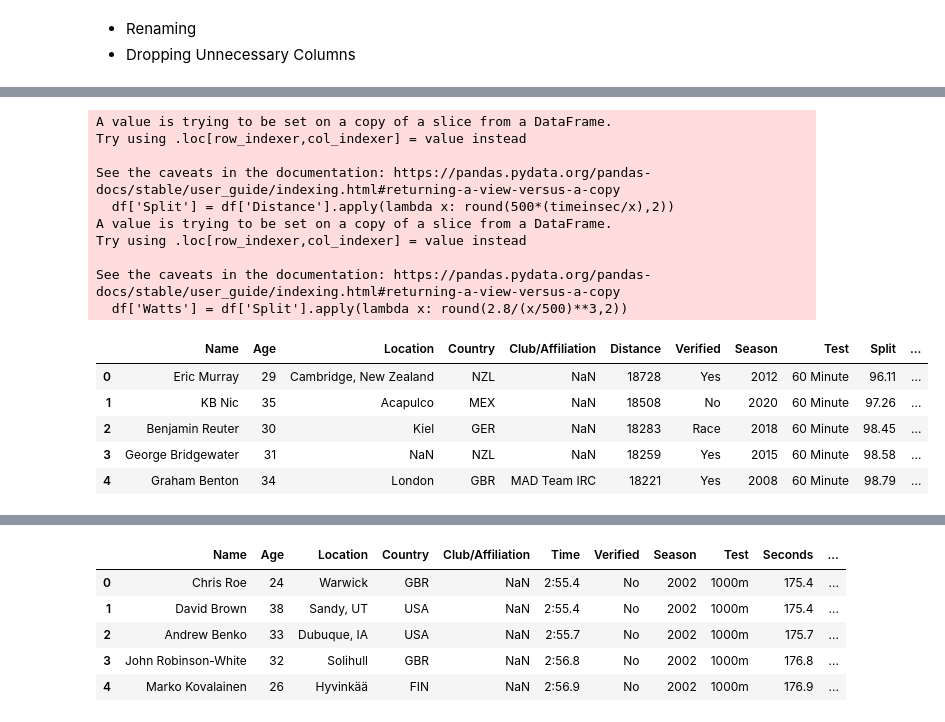
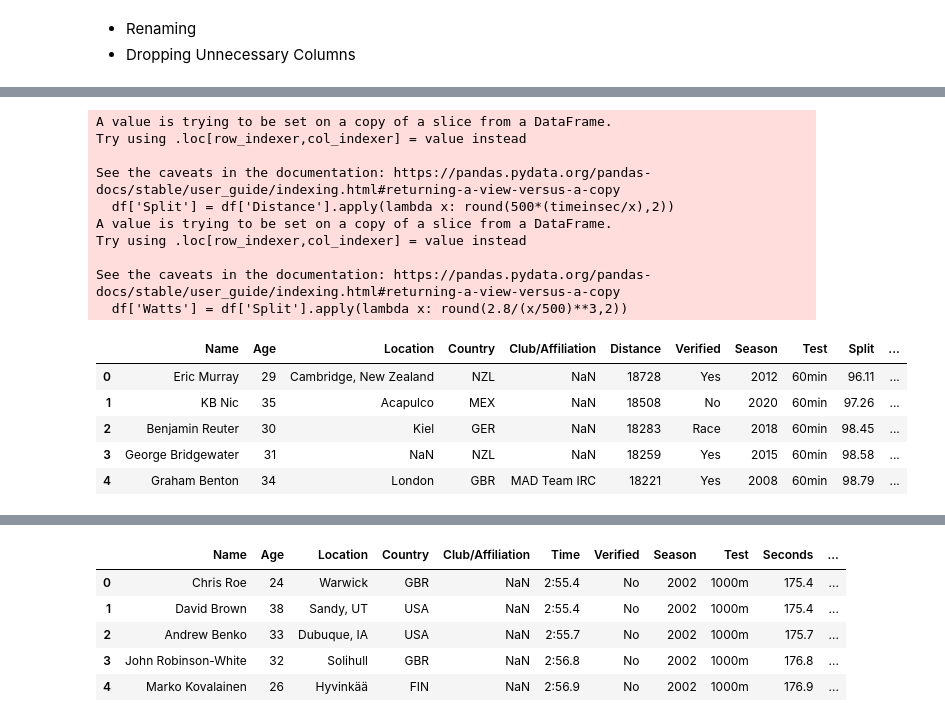
Before and after one commit to JohnShuford/FITDAT, a Jupyter notebook: Notebooks/Performance_Analysis.ipynb, the cells around one changed output, grey strips where cells are left out. Saved outputs shown, nothing was run; the diff lists cells and outputs as text; code cells hidden in the pictures.

```diff
--- a/Notebooks/Performance_Analysis.ipynb
+++ b/Notebooks/Performance_Analysis.ipynb
@@ -117,23 +117,23 @@ See the caveats in the documentation: https://pandas.pydata.org/pandas-docs/stab
 # %%
-sixtymin_clean = clean_forDistance(sixtymin_df, 3600, '60 Minute')
+sixtymin_clean = clean_forDistance(sixtymin_df, 3600, '60min')
 sixtymin_clean.head()
 # %% [output]
 A value is trying to be set on a copy of a slice from a DataFrame.
 Try using .loc[row_indexer,col_indexer] = value instead
 
 See the caveats in the documentation: https://pandas.pydata.org/pandas-docs/stable/user_guide/indexing.html#returning-a-view-versus-a-copy
   df['Split'] = df['Distance'].apply(lambda x: round(500*(timeinsec/x),2))
 A value is trying to be set on a copy of a slice from a DataFrame.
 Try using .loc[row_indexer,col_indexer] = value instead
 
 See the caveats in the documentation: https://pandas.pydata.org/pandas-docs/stable/user_guide/indexing.html#returning-a-view-versus-a-copy
   df['Watts'] = df['Split'].apply(lambda x: round(2.8/(x/500)**3,2))
 |  | Name | Age | Location | Country | Club/Affiliation | Distance | Verified | Season | Test | Split | ... |
-| 0 | Eric Murray | 29 | Cambridge, New Zealand | NZL | NaN | 18728 | Yes | 2012 | 60 Minute | 96.11 | ... |
-| 1 | KB Nic | 35 | Acapulco | MEX | NaN | 18508 | No | 2020 | 60 Minute | 97.26 | ... |
-| 2 | Benjamin Reuter | 30 | Kiel | GER | NaN | 18283 | Race | 2018 | 60 Minute | 98.45 | ... |
-| 3 | George Bridgewater | 31 | NaN | NZL | NaN | 18259 | Yes | 2015 | 60 Minute | 98.58 | ... |
-| 4 | Graham Benton | 34 | London | GBR | MAD Team IRC | 18221 | Yes | 2008 | 60 Minute | 98.79 | ... |
+| 0 | Eric Murray | 29 | Cambridge, New Zealand | NZL | NaN | 18728 | Yes | 2012 | 60min | 96.11 | ... |
+| 1 | KB Nic | 35 | Acapulco | MEX | NaN | 18508 | No | 2020 | 60min | 97.26 | ... |
+| 2 | Benjamin Reuter | 30 | Kiel | GER | NaN | 18283 | Race | 2018 | 60min | 98.45 | ... |
+| 3 | George Bridgewater | 31 | NaN | NZL | NaN | 18259 | Yes | 2015 | 60min | 98.58 | ... |
+| 4 | Graham Benton | 34 | London | GBR | MAD Team IRC | 18221 | Yes | 2008 | 60min | 98.79 | ... |
 # %%
 onehun_clean = clean_forTime(onehun_df, 100, '100m')
 onehun_clean.head()
```
Also changed, not shown: parts of 3 cells of this notebook, 9 other files.
